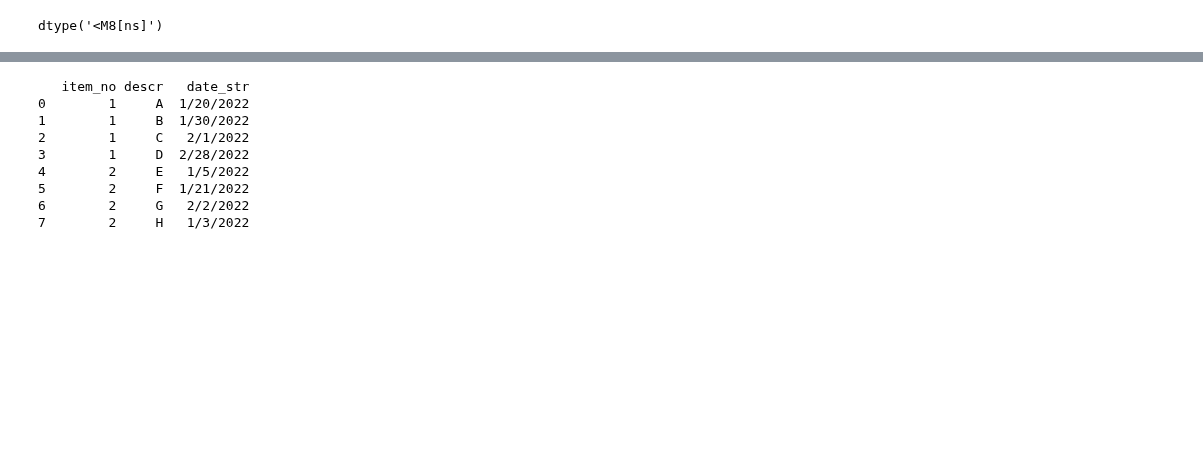
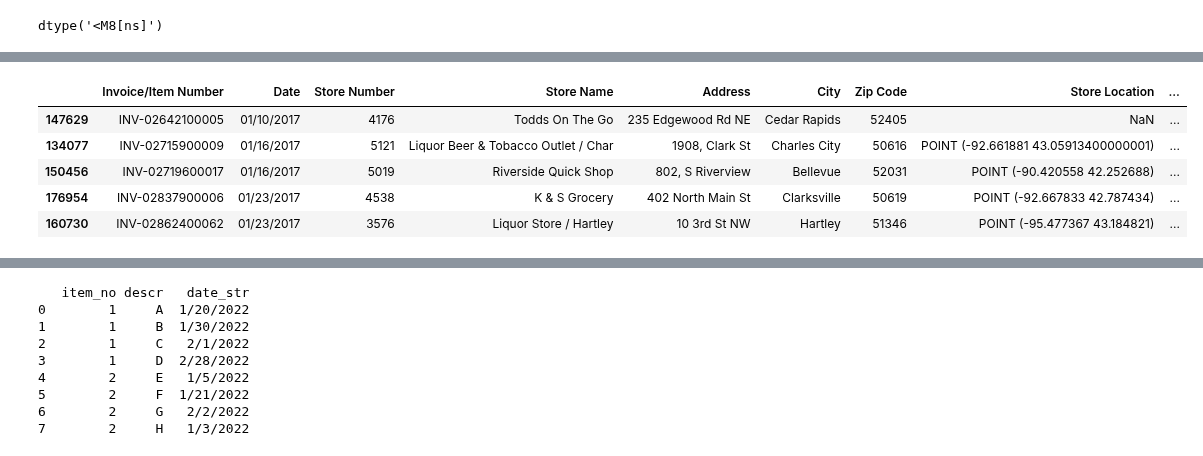
Before and after one commit to dgarbato/capstone, a Jupyter notebook: rd in liquor_2017_to_2022.ipynb, the cells around one changed output, grey strips where cells are left out. Drawn from its saved outputs; the diff is of its cells as text; code cells hidden in the pictures; blank space fills up the shorter version.

```diff
--- a/rd in liquor_2017_to_2022.ipynb
+++ b/rd in liquor_2017_to_2022.ipynb
@@ -103,0 +179,9 @@ toy test
+# %%
+df_store1.head()
+# %% [output]
+|  | Invoice/Item Number | Date | Store Number | Store Name | Address | City | Zip Code | Store Location | ... |
+| 147629 | INV-02642100005 | 01/10/2017 | 4176 | Todds On The Go | 235 Edgewood Rd NE | Cedar Rapids | 52405 | NaN | ... |
+| 134077 | INV-02715900009 | 01/16/2017 | 5121 | Liquor Beer & Tobacco Outlet / Char | 1908, Clark St | Charles City | 50616 | POINT (-92.661881 43.05913400000001) | ... |
+| 150456 | INV-02719600017 | 01/16/2017 | 5019 | Riverside Quick Shop | 802, S Riverview | Bellevue | 52031 | POINT (-90.420558 42.252688) | ... |
+| 176954 | INV-02837900006 | 01/23/2017 | 4538 | K & S Grocery | 402 North Main St | Clarksville | 50619 | POINT (-92.667833 42.787434) | ... |
+| 160730 | INV-02862400062 | 01/23/2017 | 3576 | Liquor Store / Hartley | 10 3rd St NW | Hartley | 51346 | POINT (-95.477367 43.184821) | ... |
```
Also changed, not shown: parts of 36 cells of this notebook, 2 other files.
